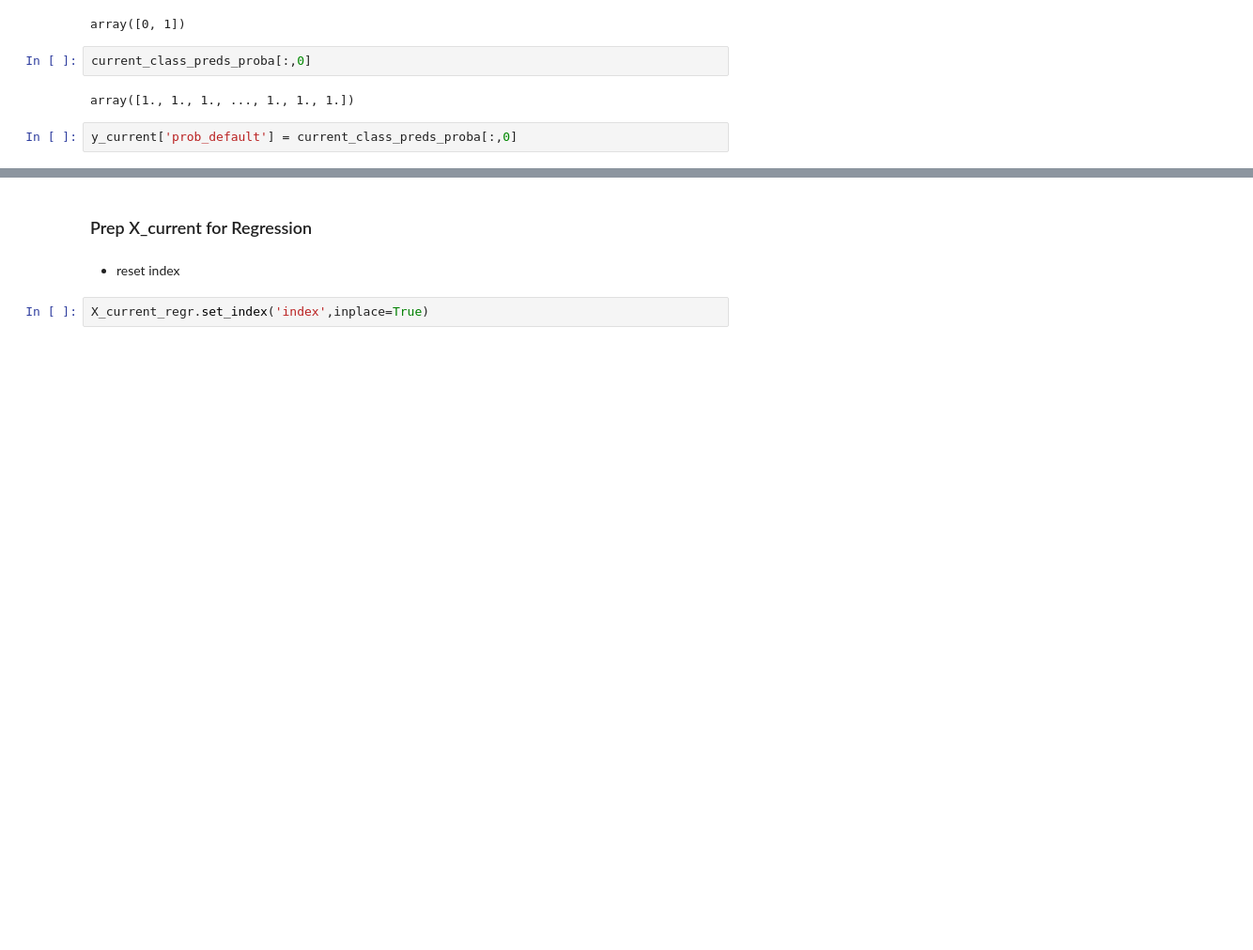
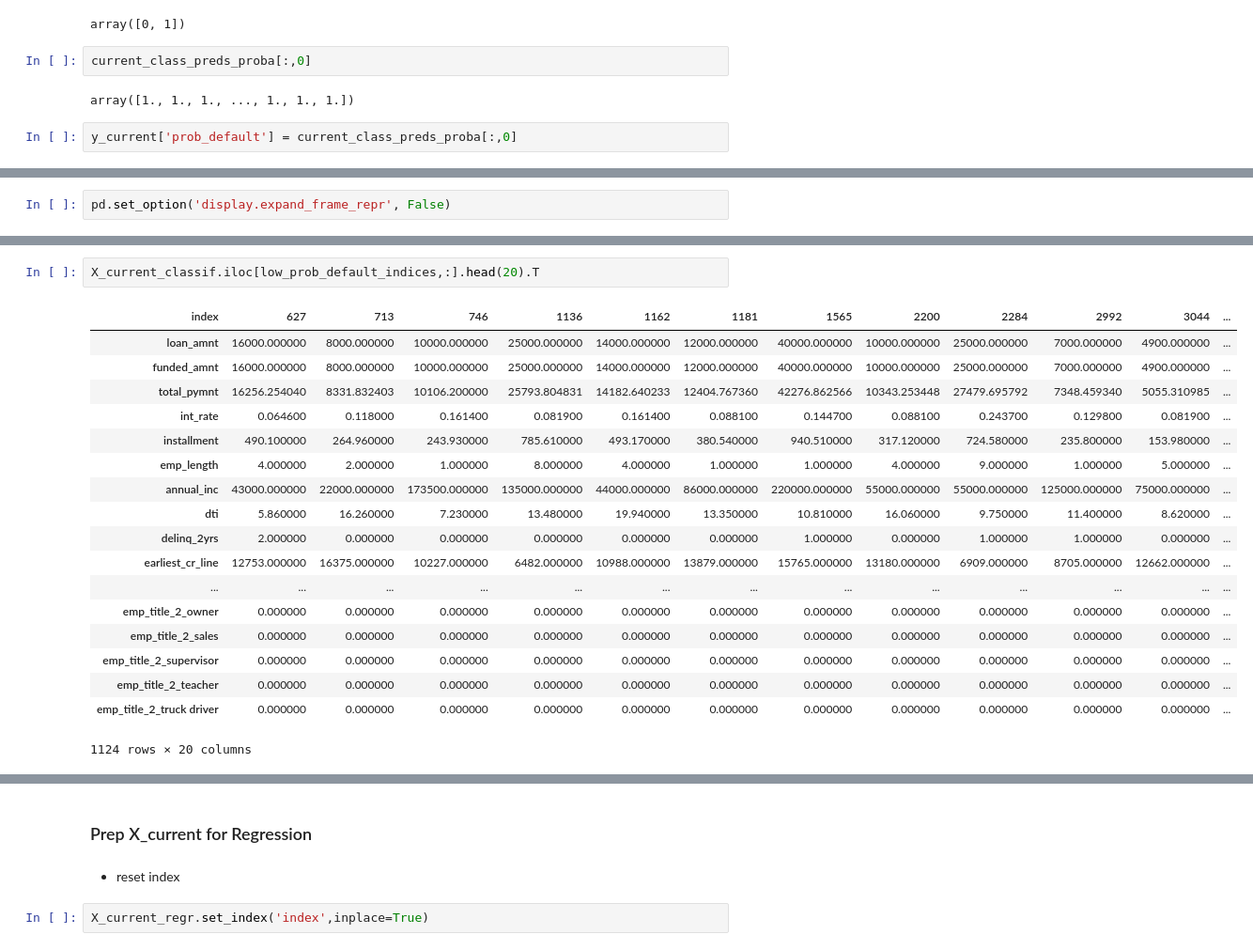
Before and after one commit to as6140/peervest, a Jupyter notebook: test_pipeline_on_current_data.ipynb, the cells around one changed output, grey strips where cells are left out. Shown at 94% size. Cells and saved outputs as stored; diff of their text form; blank space fills up the shorter version.

```diff
--- a/test_pipeline_on_current_data.ipynb
+++ b/test_pipeline_on_current_data.ipynb
@@ -122,0 +175,2 @@ y_current['prob_default'] = current_class_preds_proba[:,0]
+# %%
+pd.set_option('display.expand_frame_repr', False)
@@ -122,0 +193,21 @@ y_current['prob_default'] = current_class_preds_proba[:,0]
+# %%
+X_current_classif.iloc[low_prob_default_indices,:].head(20).T
+# %% [output]
+| index | 627 | 713 | 746 | 1136 | 1162 | 1181 | 1565 | 2200 | 2284 | 2992 | 3044 | ... |
+| loan_amnt | 16000.000000 | 8000.000000 | 10000.000000 | 25000.000000 | 14000.000000 | 12000.000000 | 40000.000000 | 10000.000000 | 25000.000000 | 7000.000000 | 4900.000000 | ... |
+| funded_amnt | 16000.000000 | 8000.000000 | 10000.000000 | 25000.000000 | 14000.000000 | 12000.000000 | 40000.000000 | 10000.000000 | 25000.000000 | 7000.000000 | 4900.000000 | ... |
+| total_pymnt | 16256.254040 | 8331.832403 | 10106.200000 | 25793.804831 | 14182.640233 | 12404.767360 | 42276.862566 | 10343.253448 | 27479.695792 | 7348.459340 | 5055.310985 | ... |
+| int_rate | 0.064600 | 0.118000 | 0.161400 | 0.081900 | 0.161400 | 0.088100 | 0.144700 | 0.088100 | 0.243700 | 0.129800 | 0.081900 | ... |
+| installment | 490.100000 | 264.960000 | 243.930000 | 785.610000 | 493.170000 | 380.540000 | 940.510000 | 317.120000 | 724.580000 | 235.800000 | 153.980000 | ... |
+| emp_length | 4.000000 | 2.000000 | 1.000000 | 8.000000 | 4.000000 | 1.000000 | 1.000000 | 4.000000 | 9.000000 | 1.000000 | 5.000000 | ... |
+| annual_inc | 43000.000000 | 22000.000000 | 173500.000000 | 135000.000000 | 44000.000000 | 86000.000000 | 220000.000000 | 55000.000000 | 55000.000000 | 125000.000000 | 75000.000000 | ... |
+| dti | 5.860000 | 16.260000 | 7.230000 | 13.480000 | 19.940000 | 13.350000 | 10.810000 | 16.060000 | 9.750000 | 11.400000 | 8.620000 | ... |
+| delinq_2yrs | 2.000000 | 0.000000 | 0.000000 | 0.000000 | 0.000000 | 0.000000 | 1.000000 | 0.000000 | 1.000000 | 1.000000 | 0.000000 | ... |
+| earliest_cr_line | 12753.000000 | 16375.000000 | 10227.000000 | 6482.000000 | 10988.000000 | 13879.000000 | 15765.000000 | 13180.000000 | 6909.000000 | 8705.000000 | 12662.000000 | ... |
+| ... | ... | ... | ... | ... | ... | ... | ... | ... | ... | ... | ... | ... |
+| emp_title_2_owner | 0.000000 | 0.000000 | 0.000000 | 0.000000 | 0.000000 | 0.000000 | 0.000000 | 0.000000 | 0.000000 | 0.000000 | 0.000000 | ... |
+| emp_title_2_sales | 0.000000 | 0.000000 | 0.000000 | 0.000000 | 0.000000 | 0.000000 | 0.000000 | 0.000000 | 0.000000 | 0.000000 | 0.000000 | ... |
+| emp_title_2_supervisor | 0.000000 | 0.000000 | 0.000000 | 0.000000 | 0.000000 | 0.000000 | 0.000000 | 0.000000 | 0.000000 | 0.000000 | 0.000000 | ... |
+| emp_title_2_teacher | 0.000000 | 0.000000 | 0.000000 | 0.000000 | 0.000000 | 0.000000 | 0.000000 | 0.000000 | 0.000000 | 0.000000 | 0.000000 | ... |
+| emp_title_2_truck driver | 0.000000 | 0.000000 | 0.000000 | 0.000000 | 0.000000 | 0.000000 | 0.000000 | 0.000000 | 0.000000 | 0.000000 | 0.000000 | ... |
+1124 rows × 20 columns
```
Also changed, not shown: parts of 16 cells of this notebook, 1 other file.
